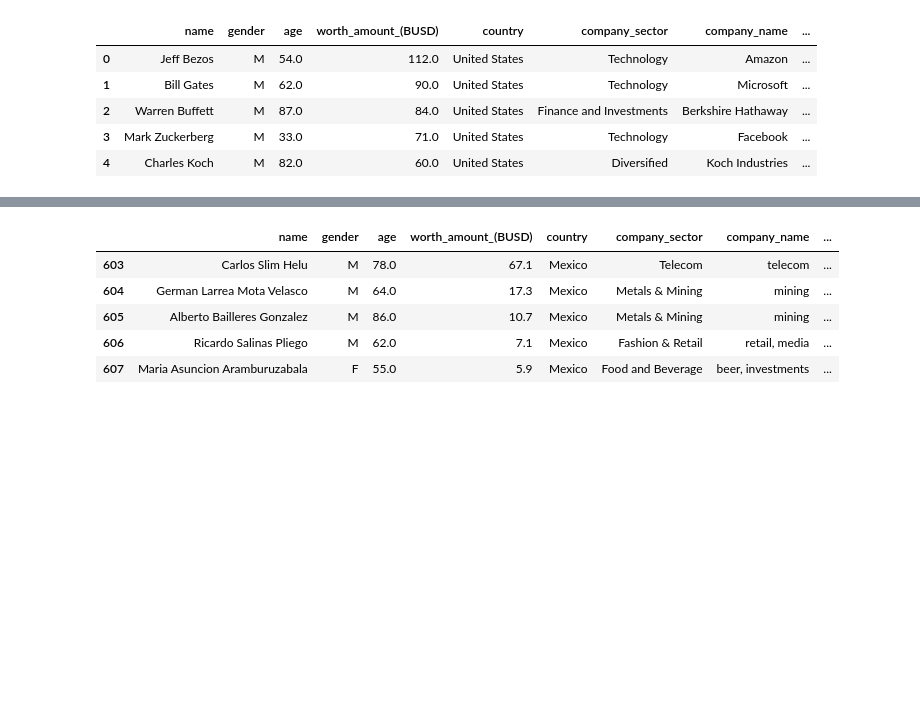
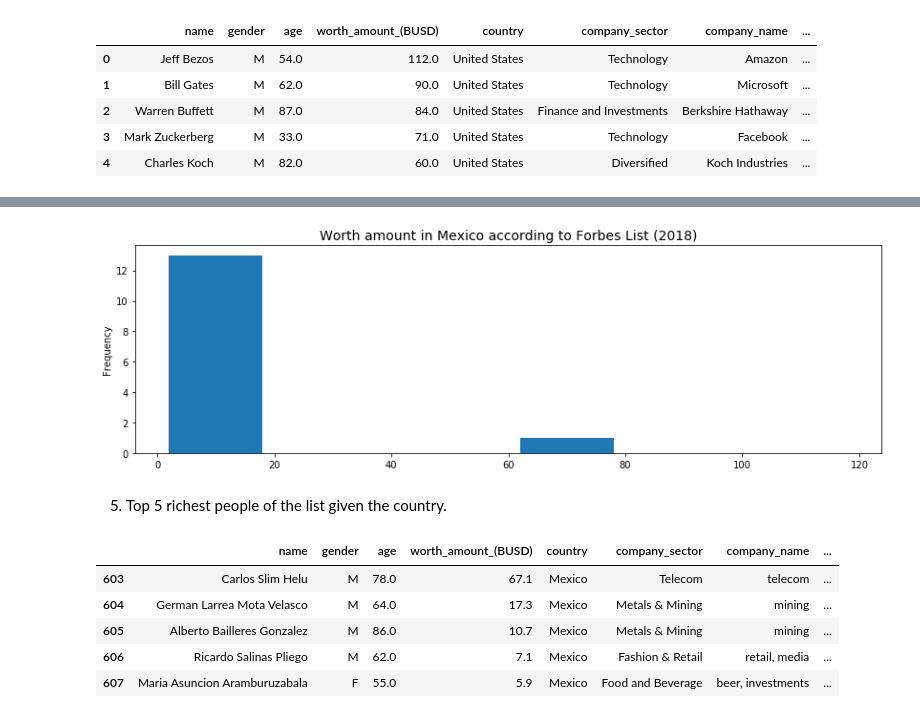
Before and after one commit to vkamg/Ironhack-Module-1-Project---Pipelines, a Jupyter notebook: notebooks/analysis.ipynb, the cells around one changed output, grey strips where cells are left out. Cells and saved outputs as stored; diff of their text form; code cells hidden in the pictures; blank space fills up the shorter version.

```diff
--- a/notebooks/analysis.ipynb
+++ b/notebooks/analysis.ipynb
@@ -18 +103,15 @@ df_forbeslist_gdp.head()
+# %%
+def worth_amount(dataframe, country):
+    filter_country = dataframe['country'] == country
+    plt.figure(figsize=(14,4))
+    dataframe[filter_country]['worth_amount_(BUSD)'].plot(kind='hist',bins=[0,20,40,60,80,100,120],rwidth=0.8);
+    plt.title(f'Worth amount in {country} according to Forbes List (2018)', fontsize=14)
+    plt.savefig(f'../data/results/worth_amount.png')
+    return plt.show()
+# %%
+worth_amount(df_forbeslist_gdp, 'Mexico')
+# %% [output]
+[figure, added]
+# %% [markdown]
+5. Top 5 richest people of the list given the country.
 # %%
```
Also changed, not shown: parts of 26 cells of this notebook, 11 other files.
